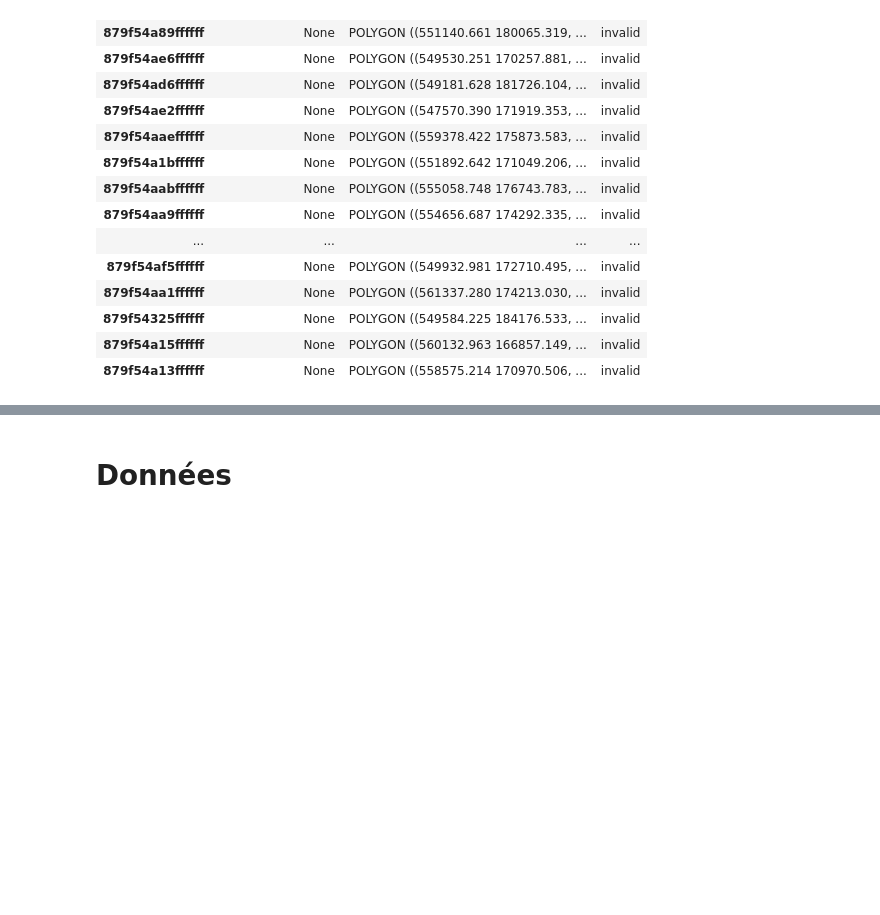
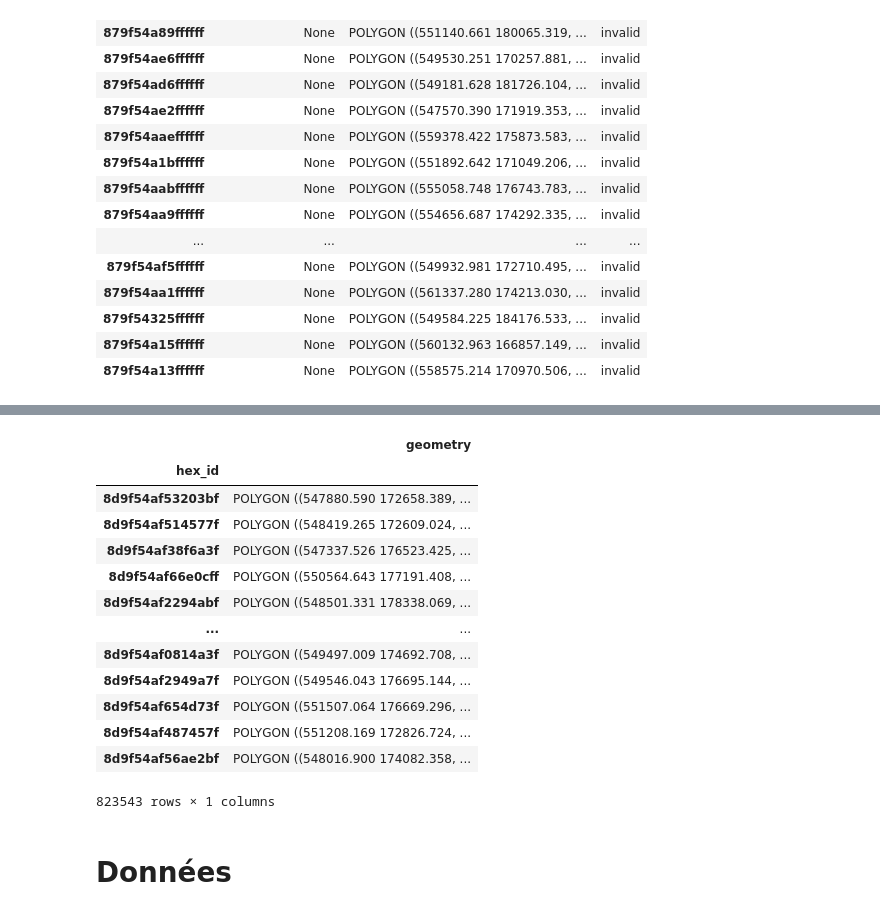
Before and after one commit to yougis/bilbo_H3, a Jupyter notebook: python/integrationDWH_partition_18_07.ipynb, the cells around one changed output, grey strips where cells are left out. Saved outputs shown, nothing was run; the diff lists cells and outputs as text; code cells hidden in the pictures; blank space fills up the shorter version.

```diff
--- a/python/integrationDWH_partition_18_07.ipynb
+++ b/python/integrationDWH_partition_18_07.ipynb
@@ -911,0 +876,19 @@ compact_for_dask_use(h3fy(data_mos2014, 7), data_mos2014, "l_2014_n1", tx=comput
+# %%
+hex_13 = to_children(pd.DataFrame({'hex_id':'869f54af7ffffff'},index=['869f54af7ffffff']),13)
+# %%
+hex_13
+# %% [output]
+|  | geometry |
+| hex_id |  |
+| 8d9f54af53203bf | POLYGON ((547880.590 172658.389, ... |
+| 8d9f54af514577f | POLYGON ((548419.265 172609.024, ... |
+| 8d9f54af38f6a3f | POLYGON ((547337.526 176523.425, ... |
+| 8d9f54af66e0cff | POLYGON ((550564.643 177191.408, ... |
+| 8d9f54af2294abf | POLYGON ((548501.331 178338.069, ... |
+| ... | ... |
+| 8d9f54af0814a3f | POLYGON ((549497.009 174692.708, ... |
+| 8d9f54af2949a7f | POLYGON ((549546.043 176695.144, ... |
+| 8d9f54af654d73f | POLYGON ((551507.064 176669.296, ... |
+| 8d9f54af487457f | POLYGON ((551208.169 172826.724, ... |
+| 8d9f54af56ae2bf | POLYGON ((548016.900 174082.358, ... |
+823543 rows × 1 columns
```
Also changed, not shown: parts of 25 cells of this notebook, 12 other files.
